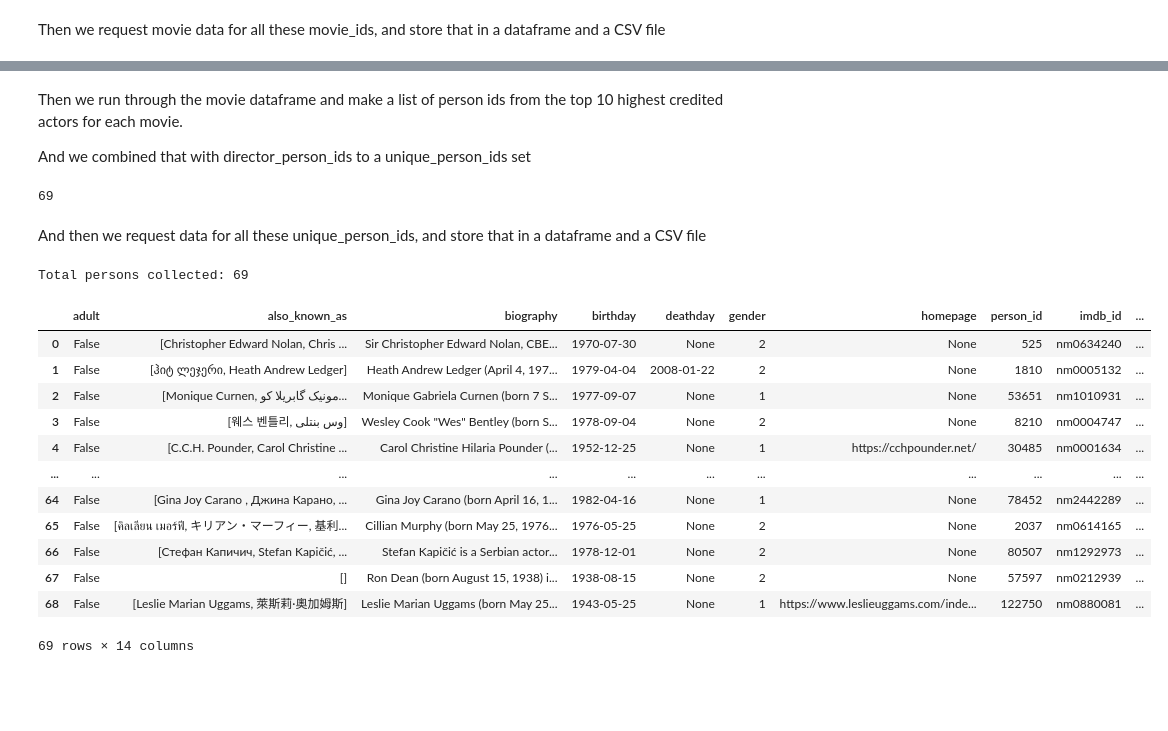
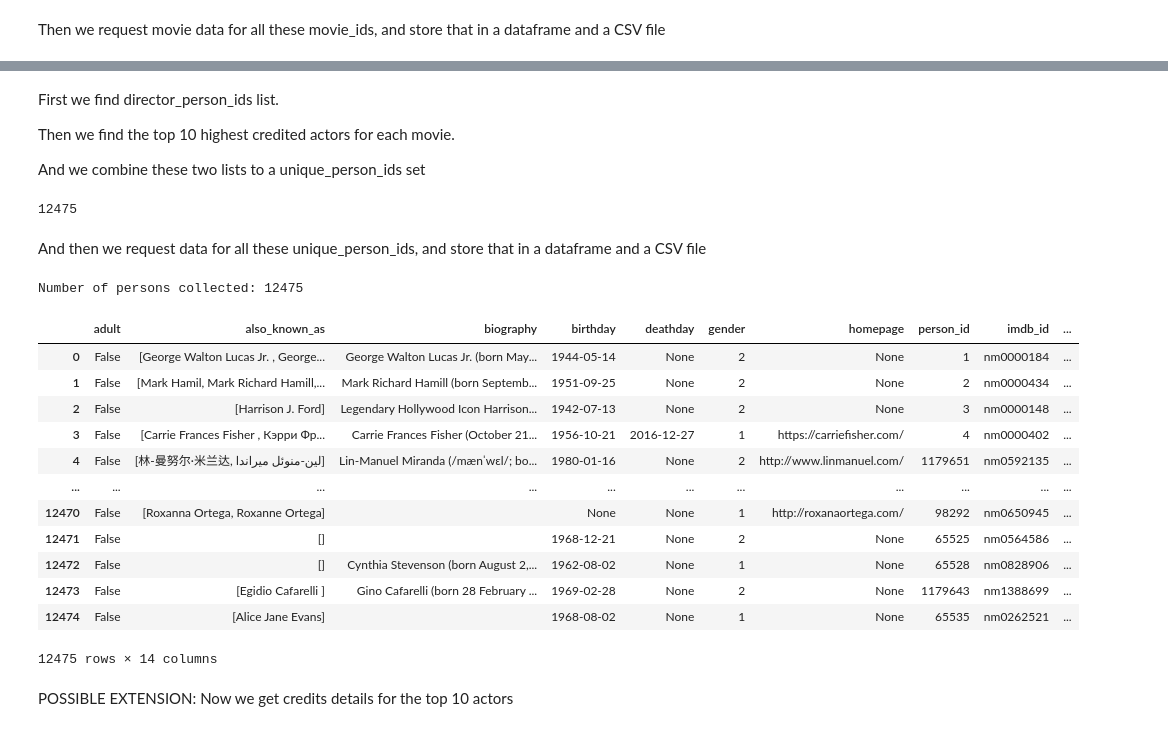
Before and after one commit to pbollhorn/bi-group-5-and-9, a Jupyter notebook: exam_project/read_tmdb_data.ipynb, the cells around one changed output, grey strips where cells are left out. Drawn from its saved outputs; the diff is of its cells as text; code cells hidden in the pictures; blank space fills up the shorter version.

Commit message:
now reads down person.csv

```diff
--- a/exam_project/read_tmdb_data.ipynb
+++ b/exam_project/read_tmdb_data.ipynb
@@ -75,12 +75,12 @@ for movie_id in movie_ids:
     url = f"https://api.themoviedb.org/3/movie/{movie_id}?language=en-US&append_to_response=credits"
     response = requests.get(url, headers=headers)
     if response.status_code != 200:
-        raise Exception(f"Status code: {response.status_code} Text: {response.text}")
+        raise Exception(f"movie_id: {movie_id} Status code: {response.status_code} Text: {response.text}")
 
     # Extract the movie data from the response as a dictionary
     movie = response.json()
 
-    # Find directors and put director_person_ids in the dictionary
+    # Find the directors and put director_person_ids in the dictionary
     movie["director_person_ids"] = []
     for credit in movie["credits"]["crew"]:
         if(credit["job"]=="Director"):
@@ -107,5 +107,6 @@ for movie_id in movie_ids:
 df_movies = pd.DataFrame(all_movies)
 df_movies.rename(columns={"id": "movie_id"}, inplace=True)
 df_movies.to_csv("../movie_data/movies.csv", index=False)
-print(f"Total movies collected: {len(df_movies)}")
+print(f"Number of movies collected: {len(df_movies)}")
+df_movies
 # %% [output]
@@ -145,57 +127,60 @@ memory usage: 1.7+ KB
 # %% [markdown]
-Then we run through the movie dataframe and make a list of person ids from the top 10 highest credited actors for each movie.
+First we find director_person_ids list.
 
-And we combined that with director_person_ids to a unique_person_ids set
+Then we find the top 10 highest credited actors for each movie.
+
+And we combine these two lists to a unique_person_ids set
 # %%
+director_person_ids = df_movies['director_person_ids'].explode().dropna().tolist()
+
 top_10_cast_person_ids = (
     df_movies['cast_person_ids']
     .apply(lambda ids: ids[:10])   # slice first 10 for each row
     .explode()                     # flatten into one Series
+    .dropna()
     .tolist()                      # convert to plain list
 )
 
-director_person_ids = df_movies['director_person_ids'].explode().tolist()
-
 unique_person_ids = set(top_10_cast_person_ids) | set(director_person_ids)
 len(unique_person_ids)
 # %% [output]
-69
+12475
 # %% [markdown]
 And then we request data for all these unique_person_ids, and store that in a dataframe and a CSV file
 # %%
 all_persons = []
 
 for person_id in unique_person_ids:
     url = f"https://api.themoviedb.org/3/person/{person_id}"
     response = requests.get(url, headers=headers)
     if response.status_code != 200:
-        raise Exception(f"Status code: {response.status_code} Text: {response.text}")
+        raise Exception(f"person_id: {person_id} Status code: {response.status_code} Text: {response.text}")
 
     # Extract the person data from the response
     person = response.json()
 
     all_persons.append(person)
 
     sleep(REQUEST_DELAY_SECONDS)
 
 
 df_persons = pd.DataFrame(all_persons)
 df_persons.rename(columns={"id": "person_id"}, inplace=True)
 df_persons.to_csv("../movie_data/persons.csv", index=False)
-print(f"Total persons collected: {len(df_persons)}")
+print(f"Number of persons collected: {len(df_persons)}")
 df_persons
 # %% [output]
-Total persons collected: 69
+Number of persons collected: 12475
 |  | adult | also_known_as | biography | birthday | deathday | gender | homepage | person_id | imdb_id | ... |
-| 0 | False | [Christopher Edward Nolan, Chris ... | Sir Christopher Edward Nolan, CBE... | 1970-07-30 | None | 2 | None | 525 | nm0634240 | ... |
-| 1 | False | [ჰიტ ლეჯერი, Heath Andrew Ledger] | Heath Andrew Ledger (April 4, 197... | 1979-04-04 | 2008-01-22 | 2 | None | 1810 | nm0005132 | ... |
-| 2 | False | [Monique Curnen, مونیک گابریلا کو... | Monique Gabriela Curnen (born 7 S... | 1977-09-07 | None | 1 | None | 53651 | nm1010931 | ... |
-| 3 | False | [웨스 벤틀리, وس بنتلی] | Wesley Cook "Wes" Bentley (born S... | 1978-09-04 | None | 2 | None | 8210 | nm0004747 | ... |
-| 4 | False | [C.C.H. Pounder, Carol Christine ... | Carol Christine Hilaria Pounder (... | 1952-12-25 | None | 1 | https://cchpounder.net/ | 30485 | nm0001634 | ... |
+| 0 | False | [George Walton Lucas Jr. , George... | George Walton Lucas Jr. (born May... | 1944-05-14 | None | 2 | None | 1 | nm0000184 | ... |
+| 1 | False | [Mark Hamil, Mark Richard Hamill,... | Mark Richard Hamill (born Septemb... | 1951-09-25 | None | 2 | None | 2 | nm0000434 | ... |
+| 2 | False | [Harrison J. Ford] | Legendary Hollywood Icon Harrison... | 1942-07-13 | None | 2 | None | 3 | nm0000148 | ... |
+| 3 | False | [Carrie Frances Fisher , Кэрри Фр... | Carrie Frances Fisher (October 21... | 1956-10-21 | 2016-12-27 | 1 | https://carriefisher.com/ | 4 | nm0000402 | ... |
+| 4 | False | [林-曼努尔·米兰达, لین-منوئل میراندا] | Lin-Manuel Miranda (/mænˈwɛl/; bo... | 1980-01-16 | None | 2 | http://www.linmanuel.com/ | 1179651 | nm0592135 | ... |
 | ... | ... | ... | ... | ... | ... | ... | ... | ... | ... | ... |
-| 64 | False | [Gina Joy Carano , Джина Карано, ... | Gina Joy Carano (born April 16, 1... | 1982-04-16 | None | 1 | None | 78452 | nm2442289 | ... |
-| 65 | False | [คิลเลียน เมอร์ฟี, キリアン・マーフィー, 基利... | Cillian Murphy (born May 25, 1976... | 1976-05-25 | None | 2 | None | 2037 | nm0614165 | ... |
-| 66 | False | [Стефан Капичич, Stefan Kapičić, ... | Stefan Kapičić is a Serbian actor... | 1978-12-01 | None | 2 | None | 80507 | nm1292973 | ... |
-| 67 | False | [] | Ron Dean (born August 15, 1938) i... | 1938-08-15 | None | 2 | None | 57597 | nm0212939 | ... |
-| 68 | False | [Leslie Marian Uggams, 萊斯莉·奧加姆斯] | Leslie Marian Uggams (born May 25... | 1943-05-25 | None | 1 | https://www.leslieuggams.com/inde... | 122750 | nm0880081 | ... |
+| 12470 | False | [Roxanna Ortega, Roxanne Ortega] |  | None | None | 1 | http://roxanaortega.com/ | 98292 | nm0650945 | ... |
+| 12471 | False | [] |  | 1968-12-21 | None | 2 | None | 65525 | nm0564586 | ... |
+| 12472 | False | [] | Cynthia Stevenson (born August 2,... | 1962-08-02 | None | 1 | None | 65528 | nm0828906 | ... |
+| 12473 | False | [Egidio Cafarelli ] | Gino Cafarelli (born 28 February ... | 1969-02-28 | None | 2 | None | 1179643 | nm1388699 | ... |
+| 12474 | False | [Alice Jane Evans] |  | 1968-08-02 | None | 1 | None | 65535 | nm0262521 | ... |
-69 rows × 14 columns
+12475 rows × 14 columns
@@ -207,0 +187,2 @@ Total persons collected: 69
+# %% [markdown]
+POSSIBLE EXTENSION: Now we get credits details for the top 10 actors
```
Also changed, not shown: parts of 9 cells of this notebook, 1 other file.
